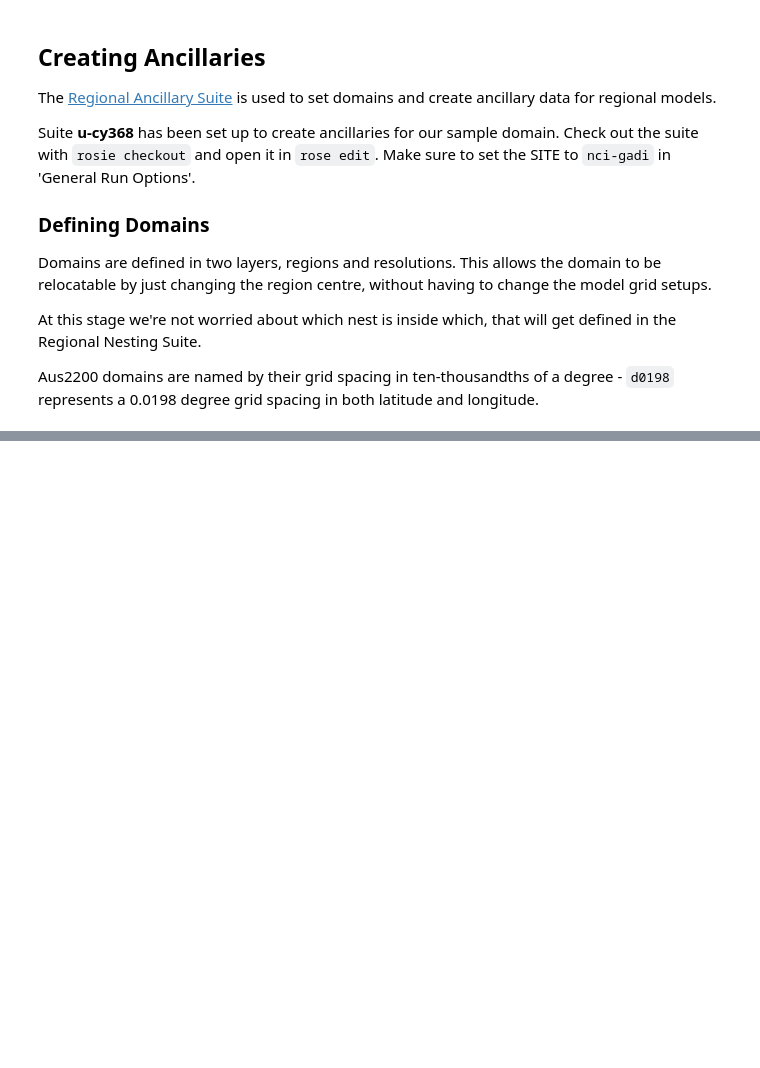
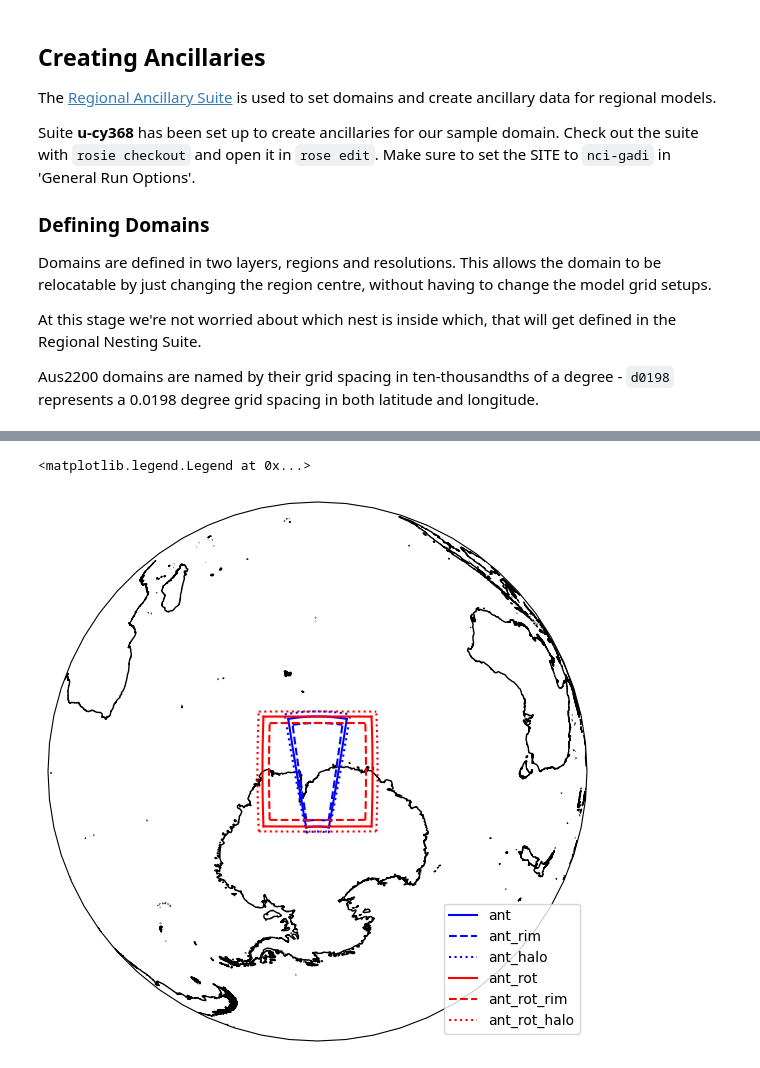
Before and after one commit to ScottWales/aus2200-training, a Jupyter notebook: ancillaries.ipynb, the cells around one changed output, grey strips where cells are left out. Cells and saved outputs as stored; diff of their text form; code cells hidden in the pictures; blank space fills up the shorter version.

```diff
--- a/ancillaries.ipynb
+++ b/ancillaries.ipynb
@@ -74,0 +118,13 @@ plt.legend();
+# %%
+plt.figure(figsize=(7,7))
+ax = plt.axes(projection=ccrs.NearsidePerspective(central_latitude=-68, central_longitude=78))
+
+plot_region(ax, 'ant', centre=[-68,78], res=[0.135,0.135], size=[150,150], color='b')
+plot_region(ax, 'ant_rot', centre=[0,0], res=[0.135,0.135], size=[150,150], pole=[90+68,180+78], color='r')
+
+ax.set_global()
+ax.coastlines('10m')
+ax.legend(loc='lower right')
+# %% [output]
+<matplotlib.legend.Legend at 0x...>
+[figure, added]
```
Also changed, not shown: parts of 5 cells of this notebook.
